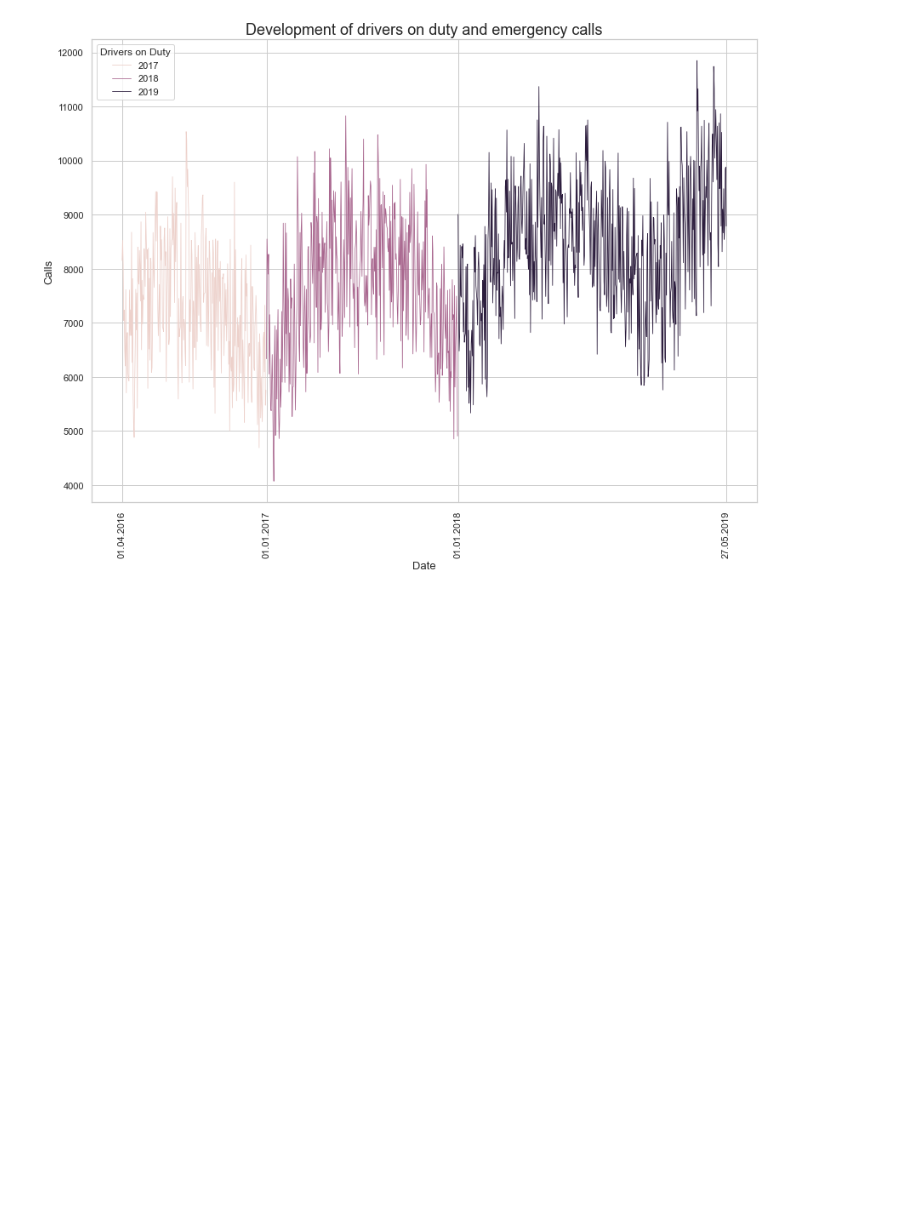
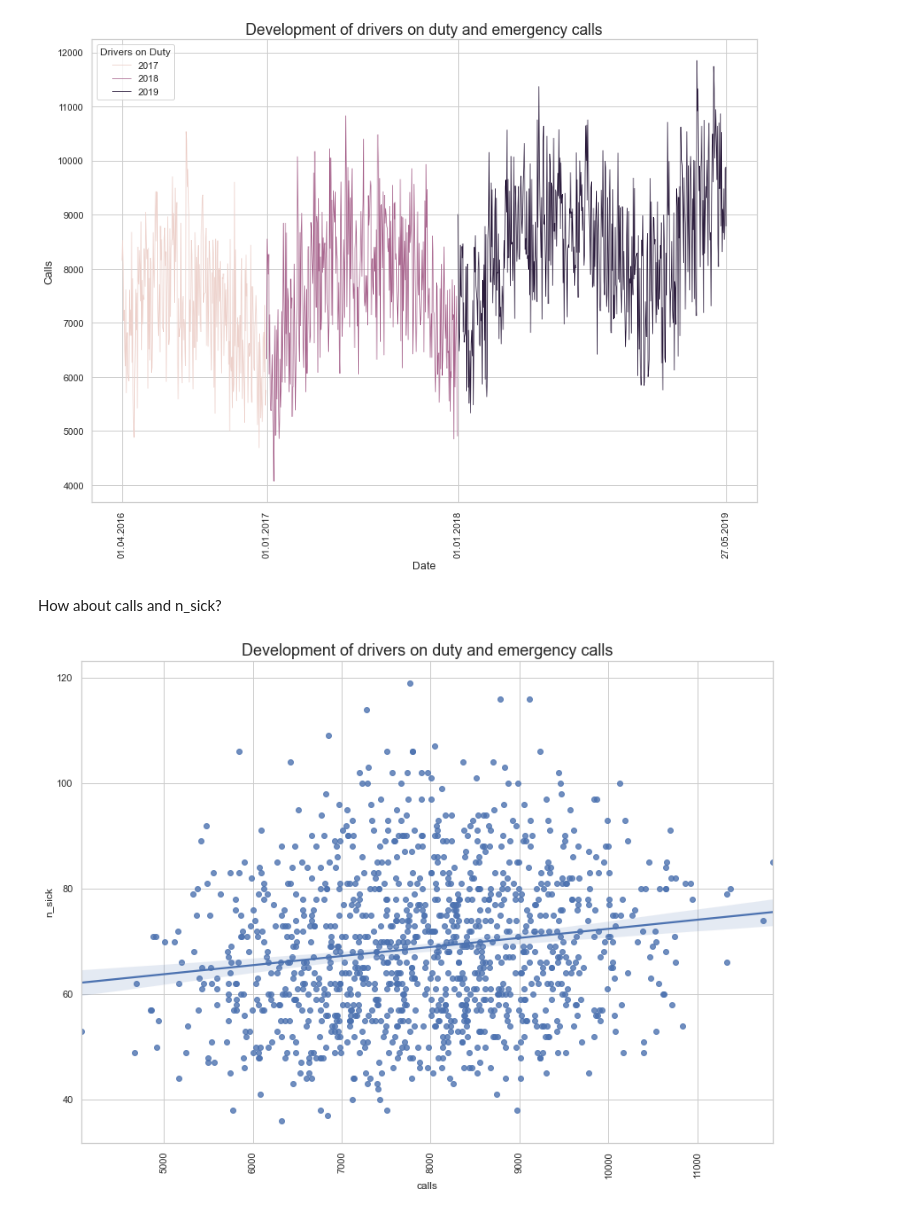
Before and after one commit to PandaKata/standby_duty_forecasting, a Jupyter notebook: notebooks/EDA.ipynb, the cells around one changed output. Drawn from its saved outputs; the diff is of its cells as text; code cells hidden in the pictures; blank space fills up the shorter version.

```diff
--- a/notebooks/EDA.ipynb
+++ b/notebooks/EDA.ipynb
@@ -320,3 +320,16 @@ plt.savefig("dev_n_duty_calls.svg")
 plt.show()
 # %% [output]
 [figure]
+# %% [markdown]
+How about calls and n_sick?
+# %%
+plt.figure(figsize=(14,10))
+sns.set_style("whitegrid")
+sns.regplot(x='calls', y='n_sick', data=df)
+plt.xticks(rotation=90)
+
+plt.title('Development of drivers on duty and emergency calls', fontsize=18)
+
+plt.show()
+# %% [output]
+[figure, added]
```
Also changed, not shown: parts of 6 cells of this notebook.
